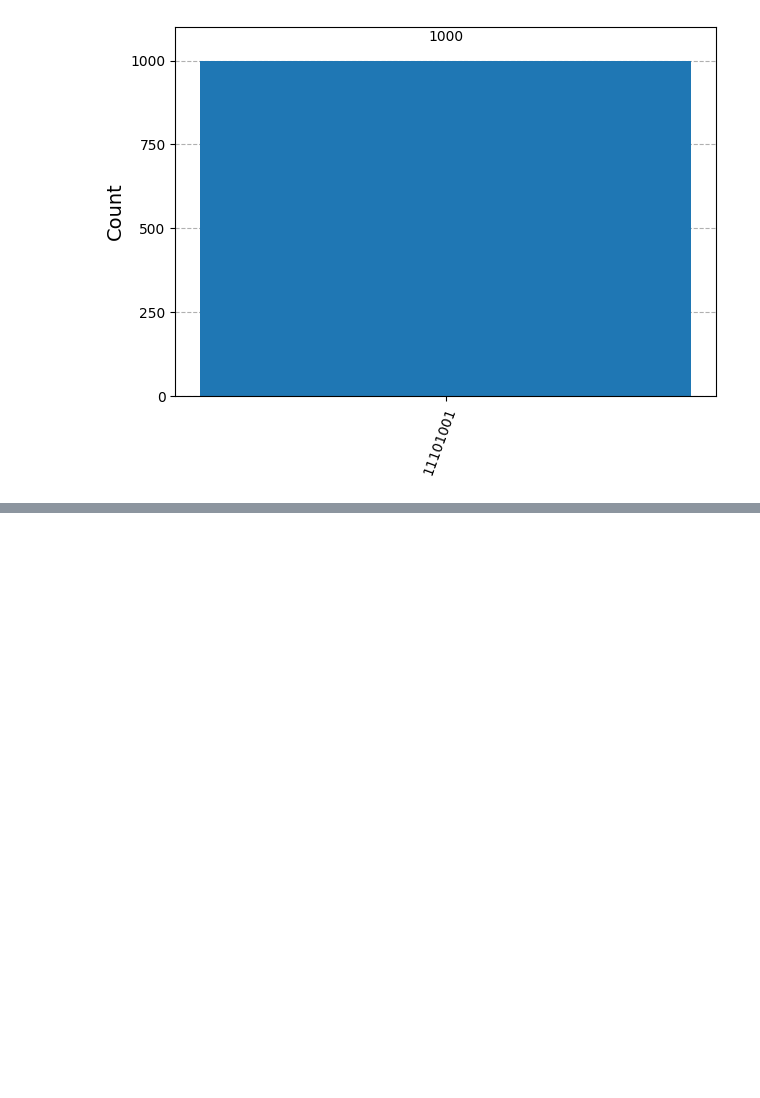
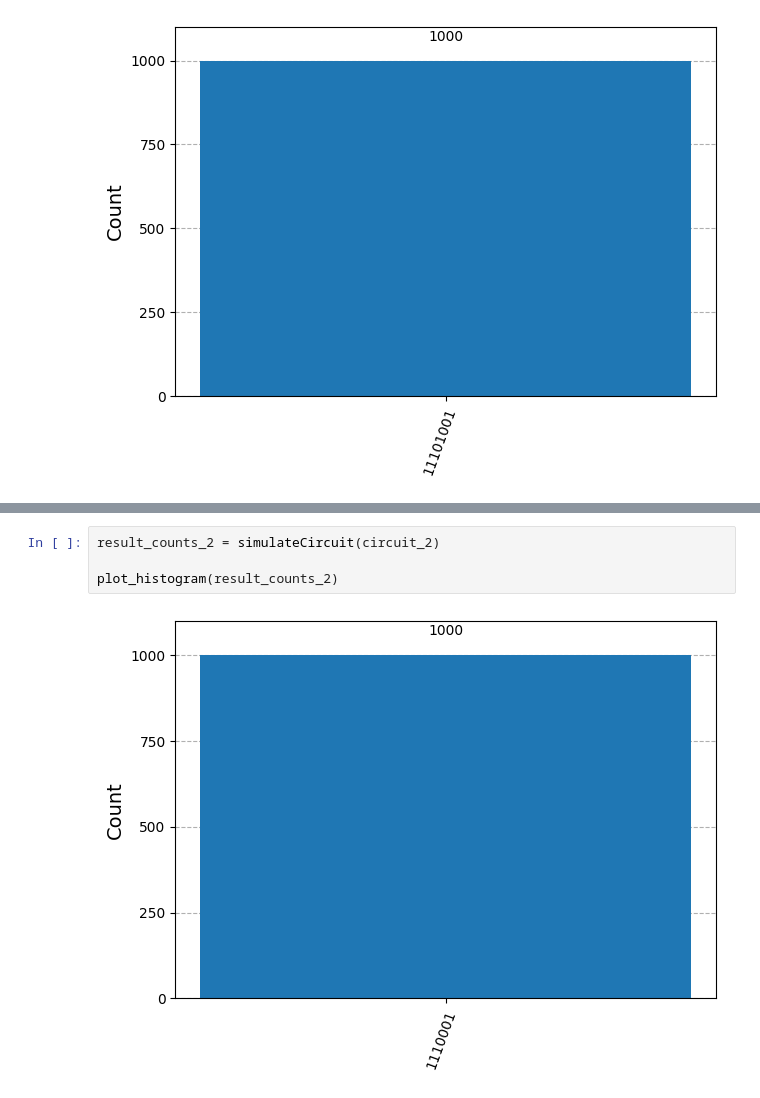
Before and after one commit to JVMergulho/Quantum-Computing-Project, a Jupyter notebook: Projeto_Quantica.ipynb, the cells around one changed output, grey strips where cells are left out. Drawn from its saved outputs; the diff is of its cells as text; blank space fills up the shorter version.

```diff
--- a/Projeto_Quantica.ipynb
+++ b/Projeto_Quantica.ipynb
@@ -267,0 +324,6 @@ plot_histogram(noisy_result_counts)
+# %%
+result_counts_2 = simulateCircuit(circuit_2)
+
+plot_histogram(result_counts_2)
+# %% [output]
+[figure, added]
```
Also changed, not shown: parts of 15 cells of this notebook.
